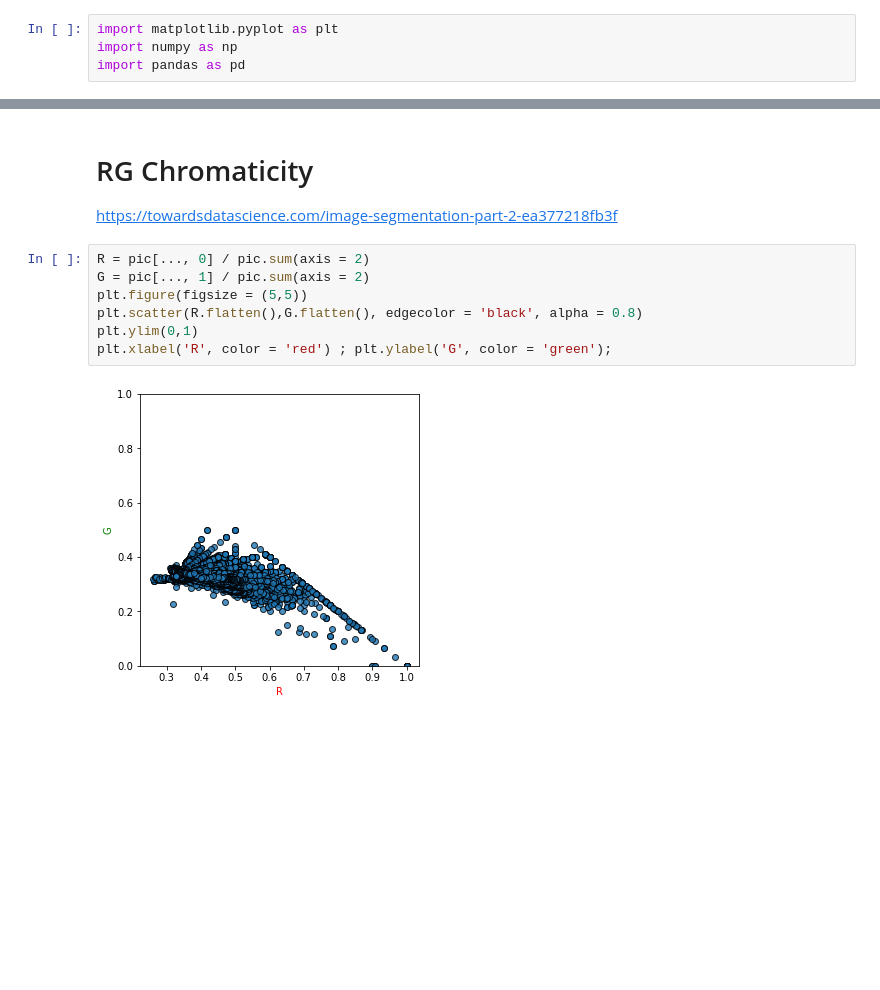
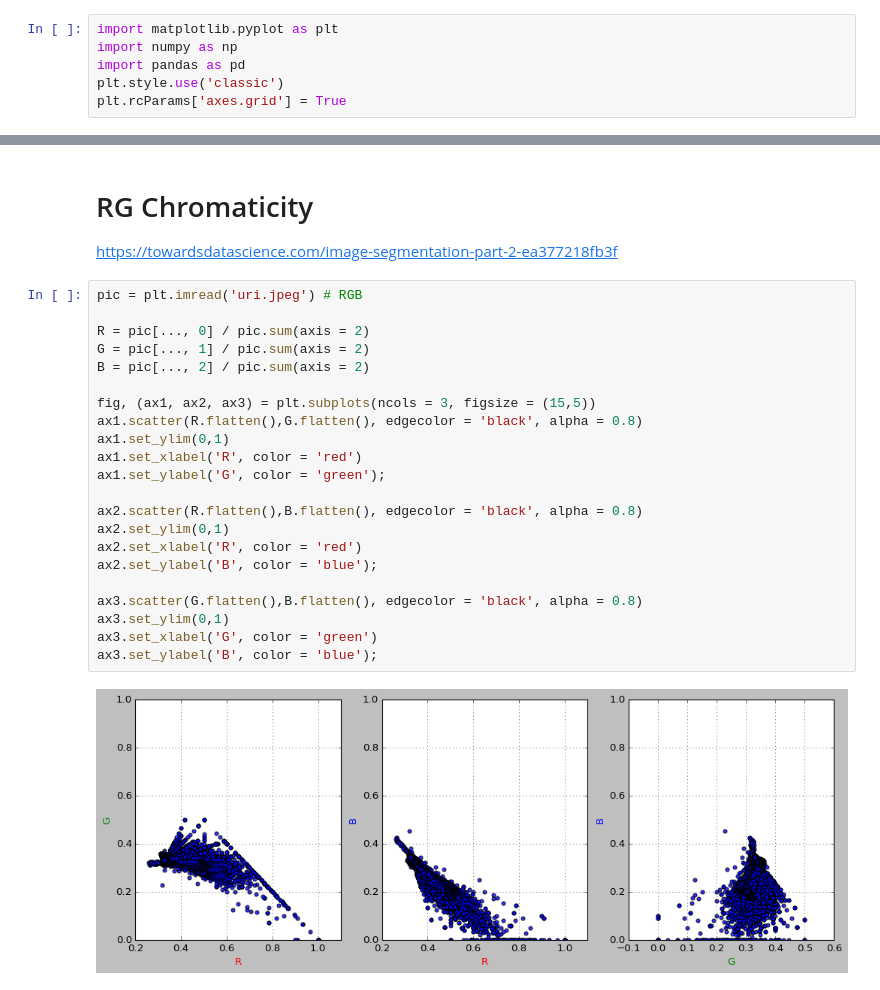
Before and after one commit to urigott/Image-Segmentation, a Jupyter notebook: Image segmentation.ipynb, the cells around one changed output, grey strips where cells are left out. Drawn from its saved outputs; the diff is of its cells as text; blank space fills up the shorter version.

```diff
--- a/Image segmentation.ipynb
+++ b/Image segmentation.ipynb
@@ -6,6 +15,8 @@ https://towardsdatascience.com/image-segmentation-part-1-9f3db1ac1c50
 import matplotlib.pyplot as plt
 import numpy as np
 import pandas as pd
+plt.style.use('classic')
+plt.rcParams['axes.grid'] = True
 # %%
 def show(pic, ax = None):
     if ax:
@@ -116,14 +137,29 @@ for i, p in enumerate([pic, pic_h]):
 # RG Chromaticity
 https://towardsdatascience.com/image-segmentation-part-2-ea377218fb3f
 # %%
+pic = plt.imread('uri.jpeg') # RGB
+
 R = pic[..., 0] / pic.sum(axis = 2)
 G = pic[..., 1] / pic.sum(axis = 2)
-plt.figure(figsize = (5,5))
-plt.scatter(R.flatten(),G.flatten(), edgecolor = 'black', alpha = 0.8)
-plt.ylim(0,1)
-plt.xlabel('R', color = 'red') ; plt.ylabel('G', color = 'green');
+B = pic[..., 2] / pic.sum(axis = 2)
+
+fig, (ax1, ax2, ax3) = plt.subplots(ncols = 3, figsize = (15,5))
+ax1.scatter(R.flatten(),G.flatten(), edgecolor = 'black', alpha = 0.8)
+ax1.set_ylim(0,1)
+ax1.set_xlabel('R', color = 'red')
+ax1.set_ylabel('G', color = 'green');
+
+ax2.scatter(R.flatten(),B.flatten(), edgecolor = 'black', alpha = 0.8)
+ax2.set_ylim(0,1)
+ax2.set_xlabel('R', color = 'red')
+ax2.set_ylabel('B', color = 'blue');
+
+ax3.scatter(G.flatten(),B.flatten(), edgecolor = 'black', alpha = 0.8)
+ax3.set_ylim(0,1)
+ax3.set_xlabel('G', color = 'green')
+ax3.set_ylabel('B', color = 'blue');
 # %% [output]
-[figure, old version]
+[figure, new version]
 # %%
 from matplotlib.patches import Rectangle
 fig, ax = plt.subplots(1,2,figsize=(10,10))
```
Also changed, not shown: parts of 30 cells of this notebook.
